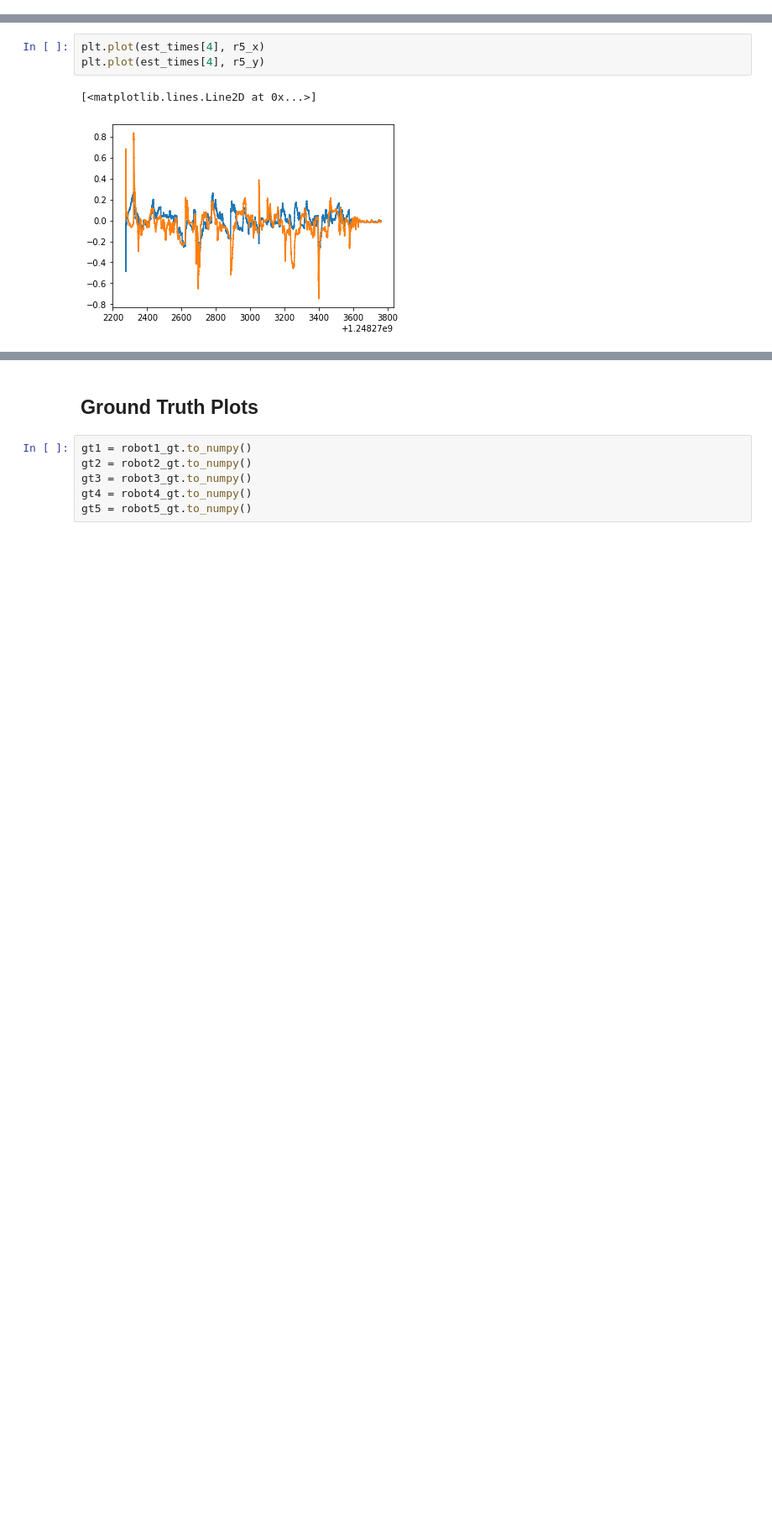
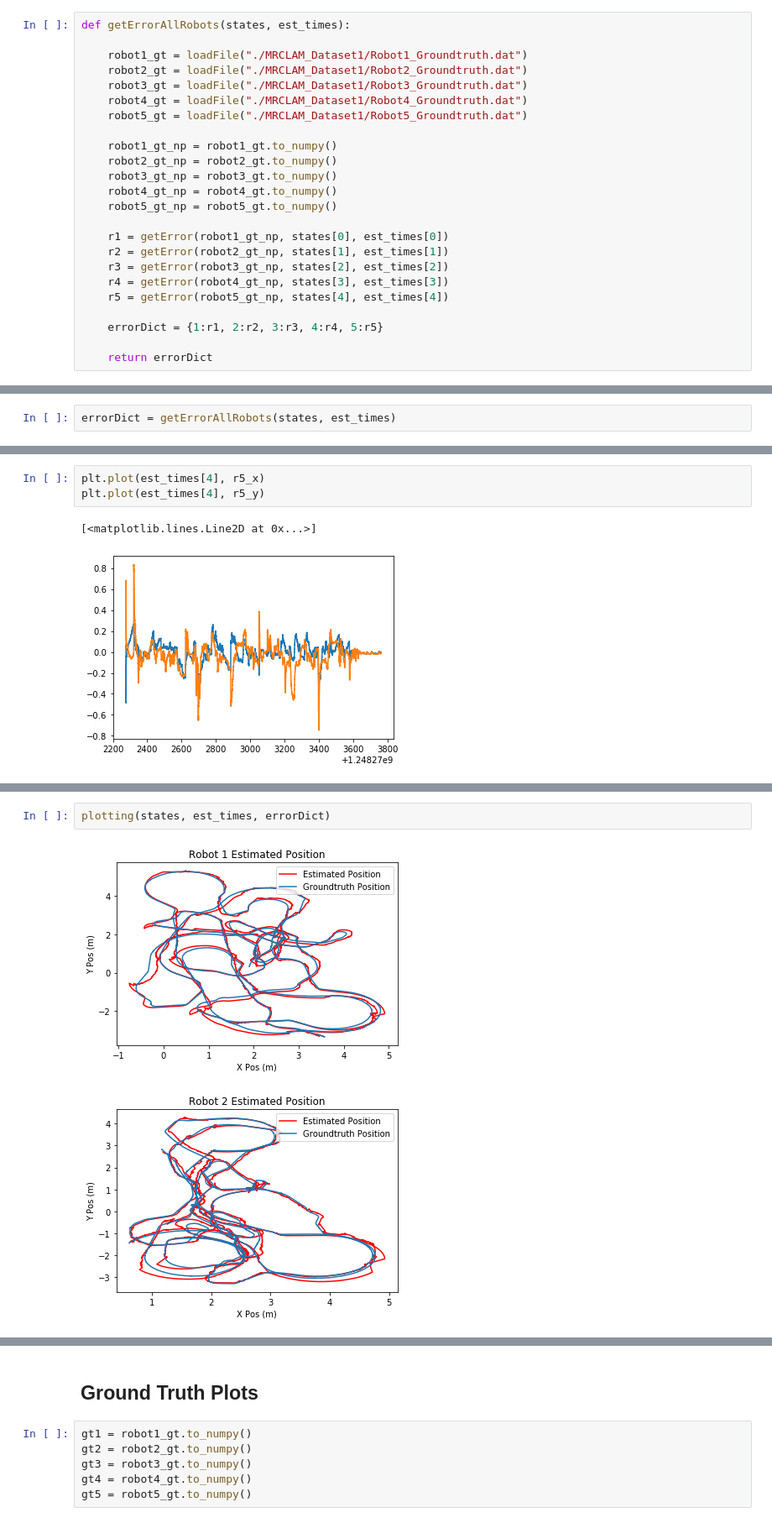
Before and after one commit to clylau/E205_Final_Project, a Jupyter notebook: Final_Project_Code.ipynb, the cells around one changed output, grey strips where cells are left out. Shown at 84% size. Saved outputs shown, nothing was run; the diff lists cells and outputs as text; blank space fills up the shorter version.

```diff
--- a/Final_Project_Code.ipynb
+++ b/Final_Project_Code.ipynb
@@ -806,3 +847,27 @@ print(ts_jumps[i])
 75
 10
 [False False False ... False False False]
+# %%
+def getErrorAllRobots(states, est_times):
+
+    robot1_gt = loadFile("./MRCLAM_Dataset1/Robot1_Groundtruth.dat")
+    robot2_gt = loadFile("./MRCLAM_Dataset1/Robot2_Groundtruth.dat")
+    robot3_gt = loadFile("./MRCLAM_Dataset1/Robot3_Groundtruth.dat")
+    robot4_gt = loadFile("./MRCLAM_Dataset1/Robot4_Groundtruth.dat")
+    robot5_gt = loadFile("./MRCLAM_Dataset1/Robot5_Groundtruth.dat")
+
+    robot1_gt_np = robot1_gt.to_numpy()
+    robot2_gt_np = robot2_gt.to_numpy()
+    robot3_gt_np = robot3_gt.to_numpy()
+    robot4_gt_np = robot4_gt.to_numpy()
+    robot5_gt_np = robot5_gt.to_numpy()
+
+    r1 = getError(robot1_gt_np, states[0], est_times[0])
+    r2 = getError(robot2_gt_np, states[1], est_times[1])
+    r3 = getError(robot3_gt_np, states[2], est_times[2])
+    r4 = getError(robot4_gt_np, states[3], est_times[3])
+    r5 = getError(robot5_gt_np, states[4], est_times[4])
+
+    errorDict = {1:r1, 2:r2, 3:r3, 4:r4, 5:r5}
+
+    return errorDict
@@ -809,3 +916,5 @@ print(ts_jumps[i])
+# %%
+errorDict = getErrorAllRobots(states, est_times)
 # %%
 # def getError(robot_gt, robot_est, robot_ts):
 robot1_gt = loadFile("./MRCLAM_Dataset1/Robot1_Groundtruth.dat")
@@ -936,0 +1148,5 @@ plt.plot(robot1_gt_x, robot1_gt_y)
+# %%
+plotting(states, est_times, errorDict)
+# %% [output]
+[figure, added]
+[figure, added]
```
Also changed, not shown: parts of 33 cells of this notebook.
